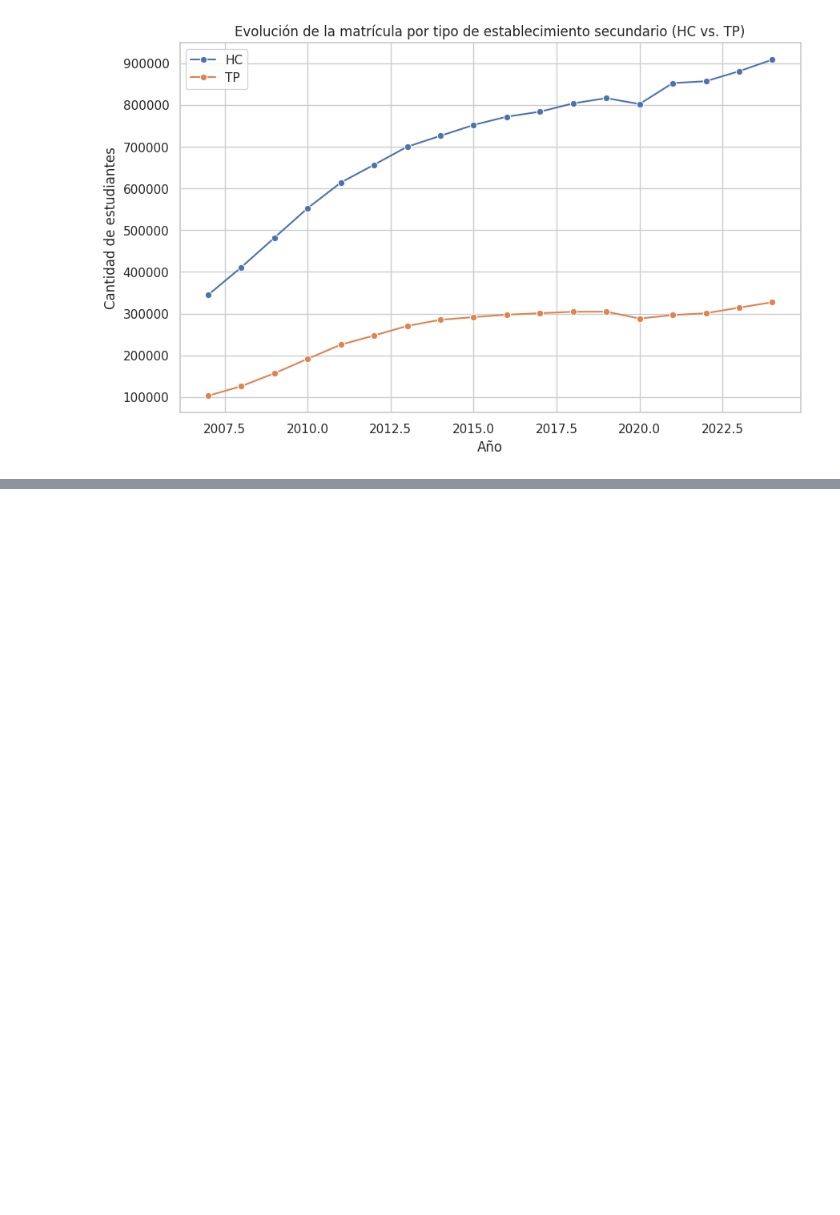
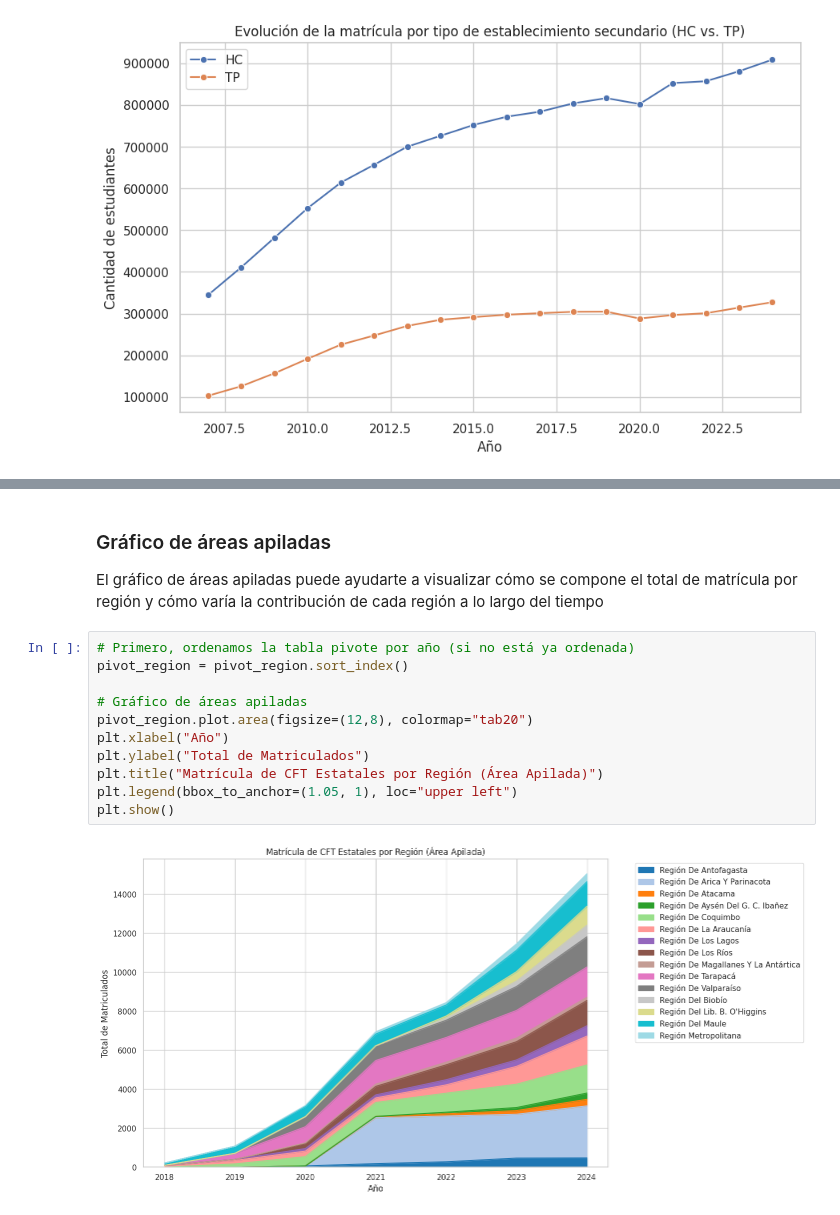
Before and after one commit to davidlealo/cft_estatales_analisis, a Jupyter notebook: analisis.ipynb, the cells around one changed output, grey strips where cells are left out. Cells and saved outputs as stored; diff of their text form; blank space fills up the shorter version.

```diff
--- a/analisis.ipynb
+++ b/analisis.ipynb
@@ -1343,0 +1637,16 @@ Evolución por tipo de establecimiento secundario:
+# %% [markdown]
+### Gráfico de áreas apiladas
+El gráfico de áreas apiladas puede ayudarte a visualizar cómo se compone el total de matrícula por región y cómo varía la contribución de cada región a lo largo del tiempo
+# %%
+# Primero, ordenamos la tabla pivote por año (si no está ya ordenada)
+pivot_region = pivot_region.sort_index()
+
+# Gráfico de áreas apiladas
+pivot_region.plot.area(figsize=(12,8), colormap="tab20")
+plt.xlabel("Año")
+plt.ylabel("Total de Matriculados")
+plt.title("Matrícula de CFT Estatales por Región (Área Apilada)")
+plt.legend(bbox_to_anchor=(1.05, 1), loc="upper left")
+plt.show()
+# %% [output]
+[figure, added]
```
Also changed, not shown: parts of 18 cells of this notebook.
